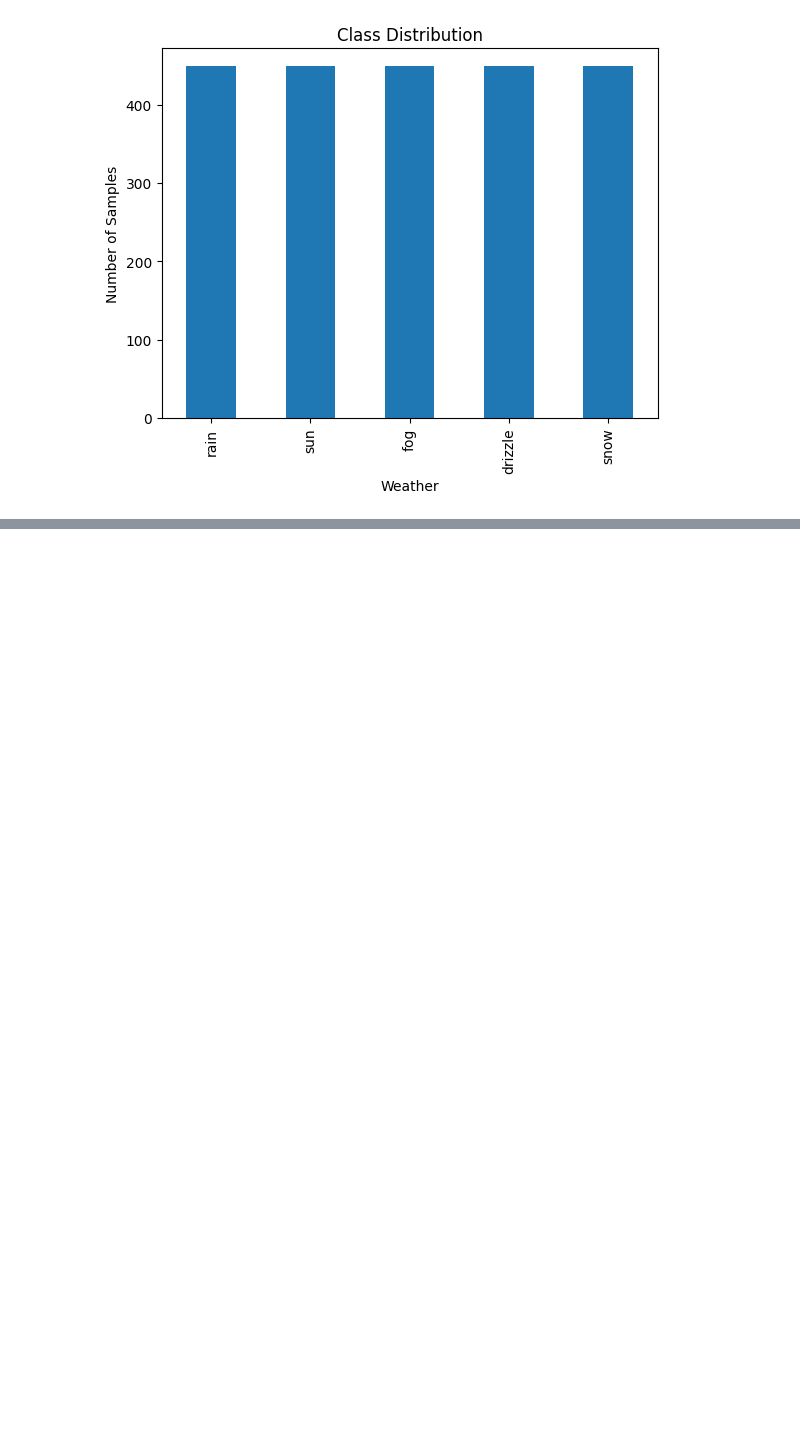
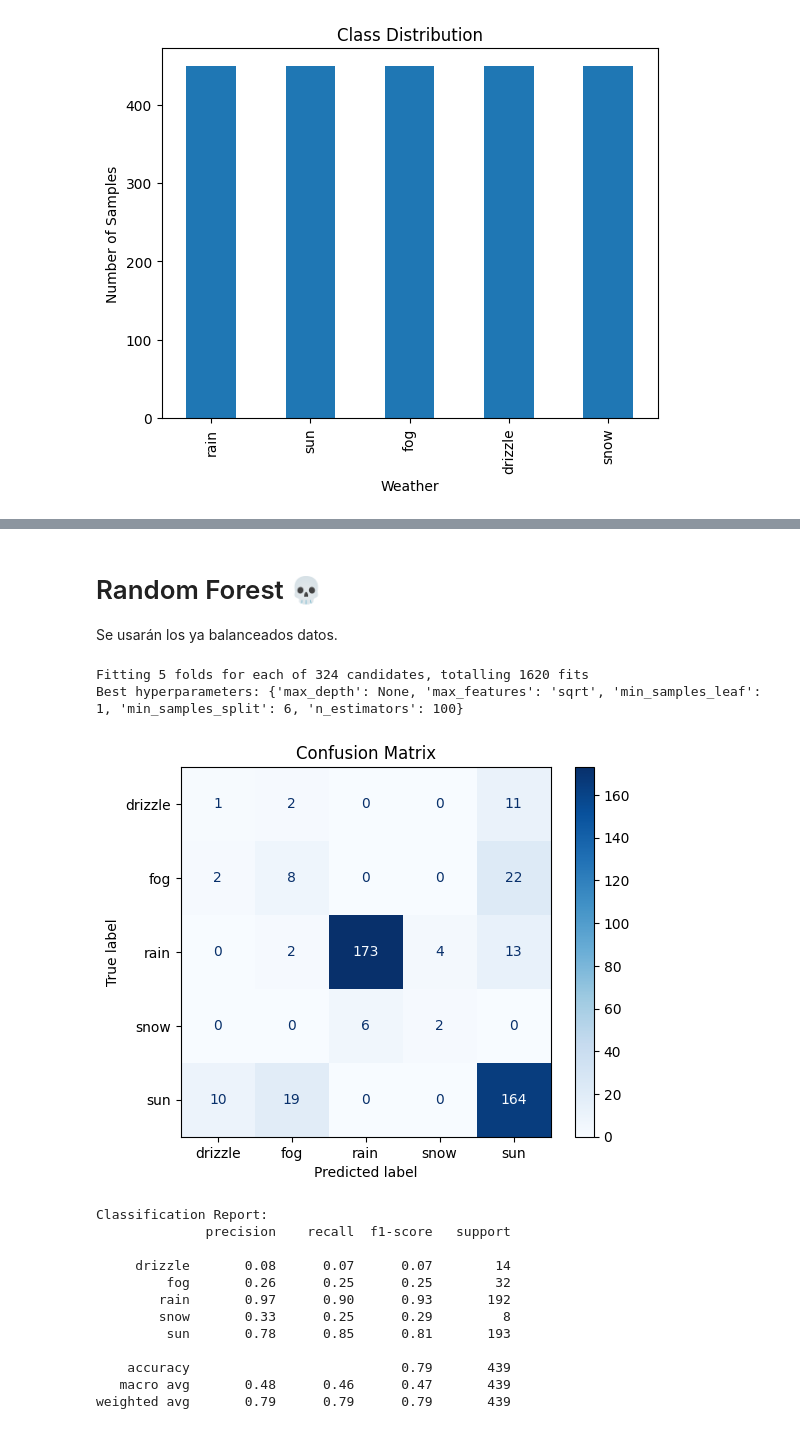
Before and after one commit to Jesus-PerezG/TC2004B-Jesus, a Jupyter notebook: notebooks/Seattle.ipynb, the cells around one changed output, grey strips where cells are left out. Saved outputs shown, nothing was run; the diff lists cells and outputs as text; code cells hidden in the pictures; blank space fills up the shorter version.

```diff
--- a/notebooks/Seattle.ipynb
+++ b/notebooks/Seattle.ipynb
@@ -104,0 +160,72 @@ weighted avg       0.78      0.76      0.77       439
+# %% [markdown]
+# Random Forest 💀
+Se usarán los ya balanceados datos.
+# %%
+# Hyperparameter grid for random forest
+param_grid = {
+    'n_estimators': [50, 100, 150],
+    'max_depth': [3,5,7,None],
+    'min_samples_split': [2,4,6],
+    'min_samples_leaf': [1,2,4],
+    'max_features': [None, 'sqrt', 'log2'],
+}
+
+rf = RandomForestClassifier(random_state=42)
+grid_search = GridSearchCV(estimator = rf,  param_grid=param_grid, cv=5, scoring="accuracy", n_jobs=-1, verbose=1)
+grid_search.fit(X_train_balanced, y_train_balanced)
+
+best_model = grid_search.best_estimator_
+print("Best hyperparameters:", grid_search.best_params_)
+
+y_pred = best_model.predict(X_test)
+
+# Confusion Matrix
+cm = confusion_matrix(y_test, y_pred, labels=best_model.classes_)
+disp = ConfusionMatrixDisplay(confusion_matrix=cm, display_labels=best_model.classes_)
+disp.plot(cmap=plt.cm.Blues)
+plt.title("Confusion Matrix")
+plt.show()
+
+# Classification report
+report = classification_report(y_test, y_pred, labels = best_model.classes_)
+print("Classification Report:")
+print(report)
+
+#ROC Curve - One vs. rest (Multiclass)
+y_test_binarized = label_binarize(y_test, classes = best_model.classes_)
+y_score = best_model.predict_proba(X_test)
+
+fpr = dict()
+tpr = dict()
+roc_auc = dict()
+
+for i, class_label in enumerate(best_model.classes_):
+    fpr[class_label], tpr[class_label], _ = roc_curve(y_test_binarized[:, i], y_score[:, i])
+    roc_auc[class_label] = auc(fpr[class_label], tpr[class_label])
+
+plt.figure(figsize=(8,6))
+for class_label in best_model.classes_:
+    plt.plot(fpr[class_label], tpr[class_label], lw=2, label=f'{class_label} (AUC = {roc_auc[class_label]:.2f})')
+plt.plot([0,1], [0,1], color = 'gray', linestyle = '--')
+plt.xlabel('False Positive Rate')
+plt.ylabel('True Positive Rate')
+plt.title('ROC Curve for each Class (OvR strategy)')
+plt.legend(loc='lower right')
+plt.grid(True)
+plt.show()
+# %% [output]
+Fitting 5 folds for each of 324 candidates, totalling 1620 fits
+Best hyperparameters: {'max_depth': None, 'max_features': 'sqrt', 'min_samples_leaf': 1, 'min_samples_split': 6, 'n_estimators': 100}
+[figure, added]
+Classification Report:
+              precision    recall  f1-score   support
+
+     drizzle       0.08      0.07      0.07        14
+         fog       0.26      0.25      0.25        32
+        rain       0.97      0.90      0.93       192
+        snow       0.33      0.25      0.29         8
+         sun       0.78      0.85      0.81       193
+
+    accuracy                           0.79       439
+   macro avg       0.48      0.46      0.47       439
+weighted avg       0.79      0.79      0.79       439
```
Also changed, not shown: parts of 6 cells of this notebook, 1 other file.
